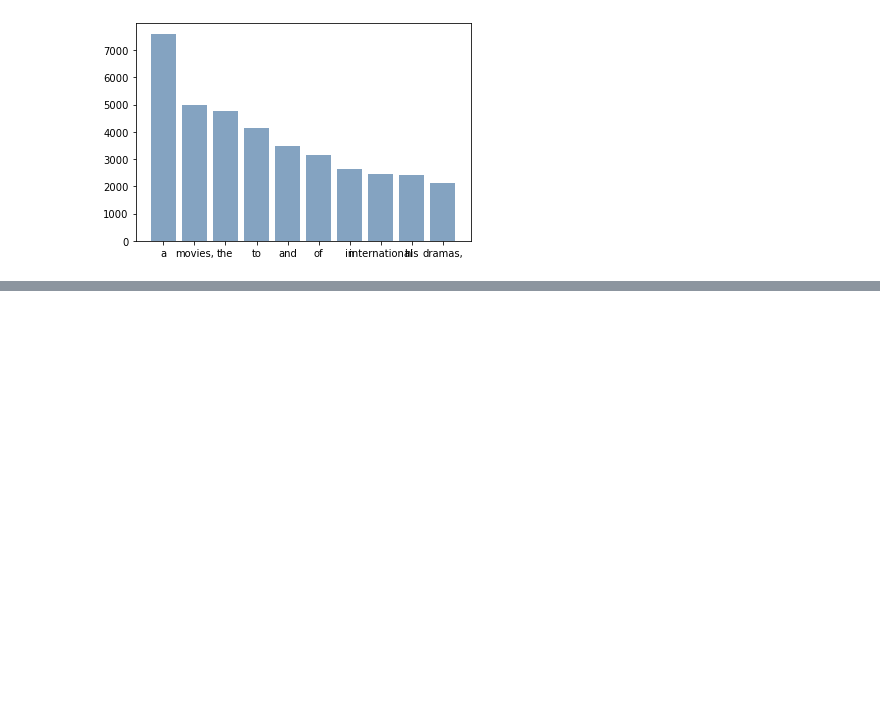
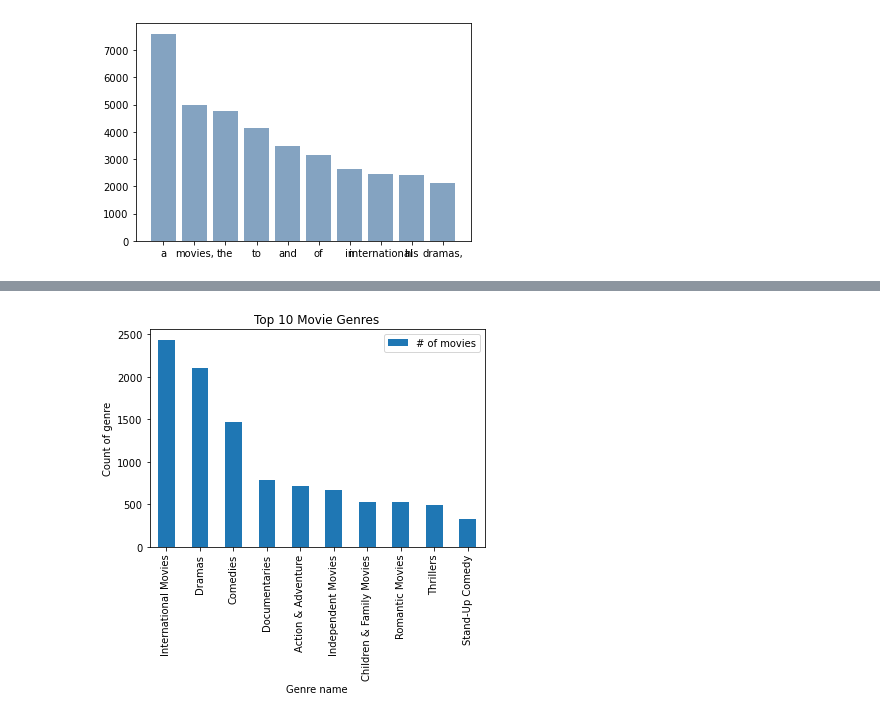
Before and after one commit to mariatan0/netflix-recommender, a Jupyter notebook: movie_show_notebook.ipynb, the cells around one changed output, grey strips where cells are left out. Saved outputs shown, nothing was run; the diff lists cells and outputs as text; code cells hidden in the pictures; blank space fills up the shorter version.

```diff
--- a/movie_show_notebook.ipynb
+++ b/movie_show_notebook.ipynb
@@ -360 +373,14 @@ plt.show()
+# %%
+#Top 10 Movie Genres
+df_genre_movies = pd.DataFrame(df_movies['listed_in'])
+genre_count = df_genre_movies.listed_in.str.split(', ',expand=True).stack().value_counts()
+final_genre = pd.DataFrame(genre_count, columns=['# of genre'])
+top_10_genre = pd.DataFrame(genre_count[:10], columns=['# of movies'])
+top_10_genre.plot(kind='bar')
+plt.xlabel("Genre name")
+plt.ylabel("Count of genre")
+plt.title("Top 10 Movie Genres")
+plt.show()
+# %% [output]
+[figure, added]
 # %%
```
Also changed, not shown: parts of 3 cells of this notebook.
